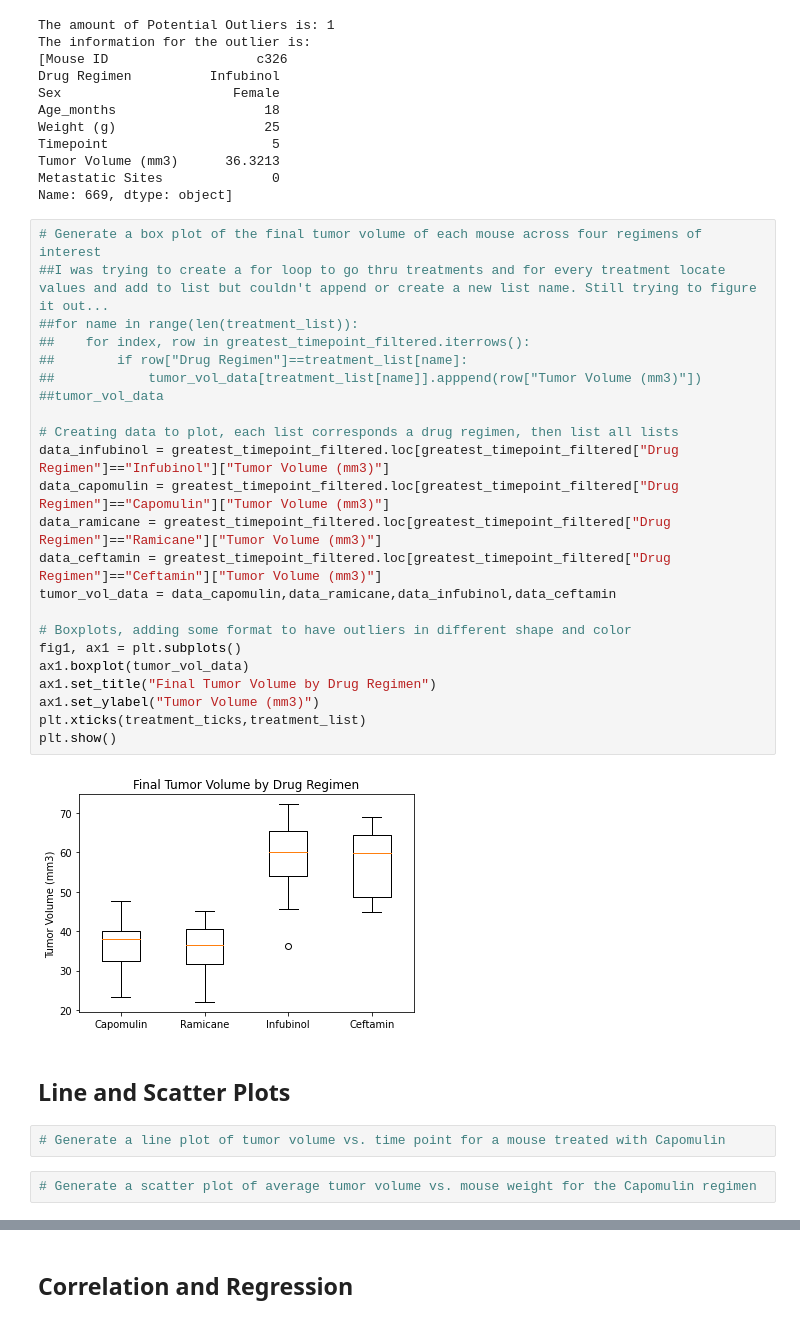
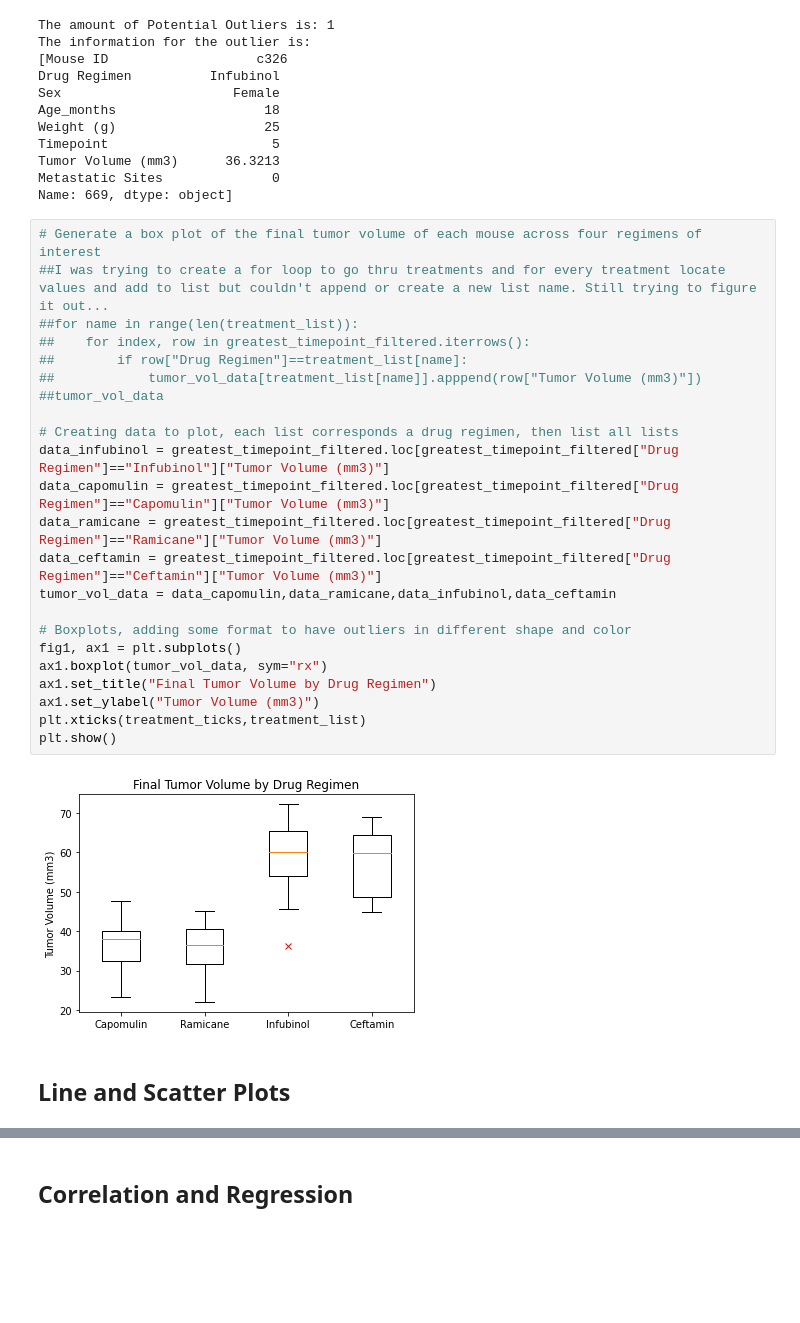
Before and after one commit to marceloflores1/matplotlib-challenge, a Jupyter notebook: pymaceuticals_starter.ipynb, the cells around one changed output, grey strips where cells are left out. Drawn from its saved outputs; the diff is of its cells as text; blank space fills up the shorter version.

```diff
--- a/pymaceuticals_starter.ipynb
+++ b/pymaceuticals_starter.ipynb
@@ -259,31 +259,27 @@ Name: 669, dtype: object]
 # %%
 # Generate a box plot of the final tumor volume of each mouse across four regimens of interest
 ##I was trying to create a for loop to go thru treatments and for every treatment locate values and add to list but couldn't append or create a new list name. Still trying to figure it out...
 ##for name in range(len(treatment_list)):
 ##    for index, row in greatest_timepoint_filtered.iterrows():
 ##        if row["Drug Regimen"]==treatment_list[name]:
 ##            tumor_vol_data[treatment_list[name]].apppend(row["Tumor Volume (mm3)"])
 ##tumor_vol_data
 
 # Creating data to plot, each list corresponds a drug regimen, then list all lists
 data_infubinol = greatest_timepoint_filtered.loc[greatest_timepoint_filtered["Drug Regimen"]=="Infubinol"]["Tumor Volume (mm3)"]
 data_capomulin = greatest_timepoint_filtered.loc[greatest_timepoint_filtered["Drug Regimen"]=="Capomulin"]["Tumor Volume (mm3)"]
 data_ramicane = greatest_timepoint_filtered.loc[greatest_timepoint_filtered["Drug Regimen"]=="Ramicane"]["Tumor Volume (mm3)"]
 data_ceftamin = greatest_timepoint_filtered.loc[greatest_timepoint_filtered["Drug Regimen"]=="Ceftamin"]["Tumor Volume (mm3)"]
 tumor_vol_data = data_capomulin,data_ramicane,data_infubinol,data_ceftamin
 
 # Boxplots, adding some format to have outliers in different shape and color
 fig1, ax1 = plt.subplots()
-ax1.boxplot(tumor_vol_data)
+ax1.boxplot(tumor_vol_data, sym="rx")
 ax1.set_title("Final Tumor Volume by Drug Regimen")
 ax1.set_ylabel("Tumor Volume (mm3)")
 plt.xticks(treatment_ticks,treatment_list)
 plt.show()
 # %% [output]
-[figure, old version]
+[figure, new version]
 # %% [markdown]
 ## Line and Scatter Plots
-# %%
-# Generate a line plot of tumor volume vs. time point for a mouse treated with Capomulin
-# %%
-# Generate a scatter plot of average tumor volume vs. mouse weight for the Capomulin regimen
```
Also changed, not shown: parts of 4 cells of this notebook.
